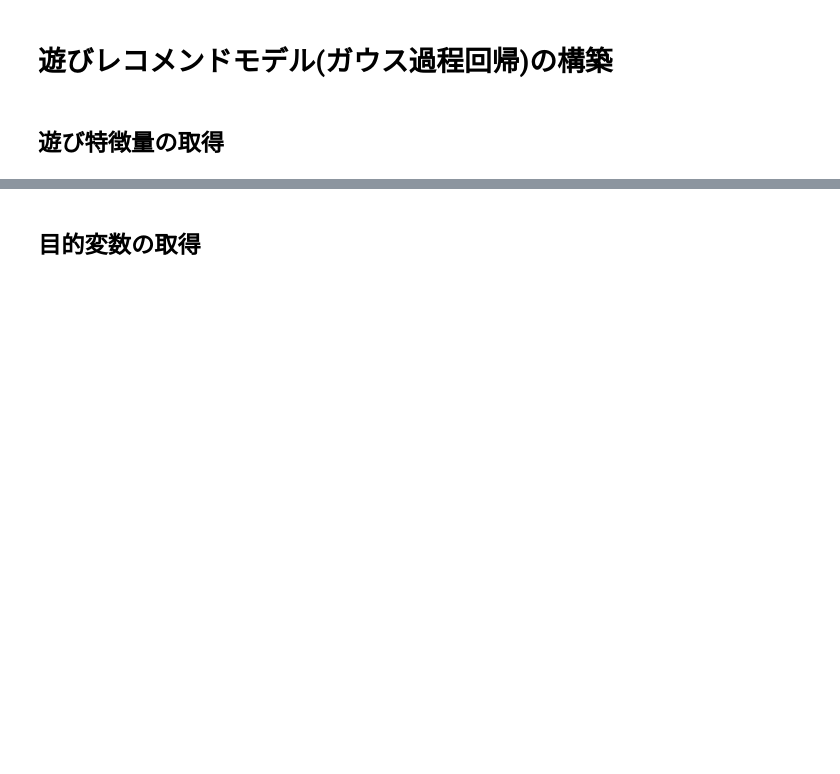
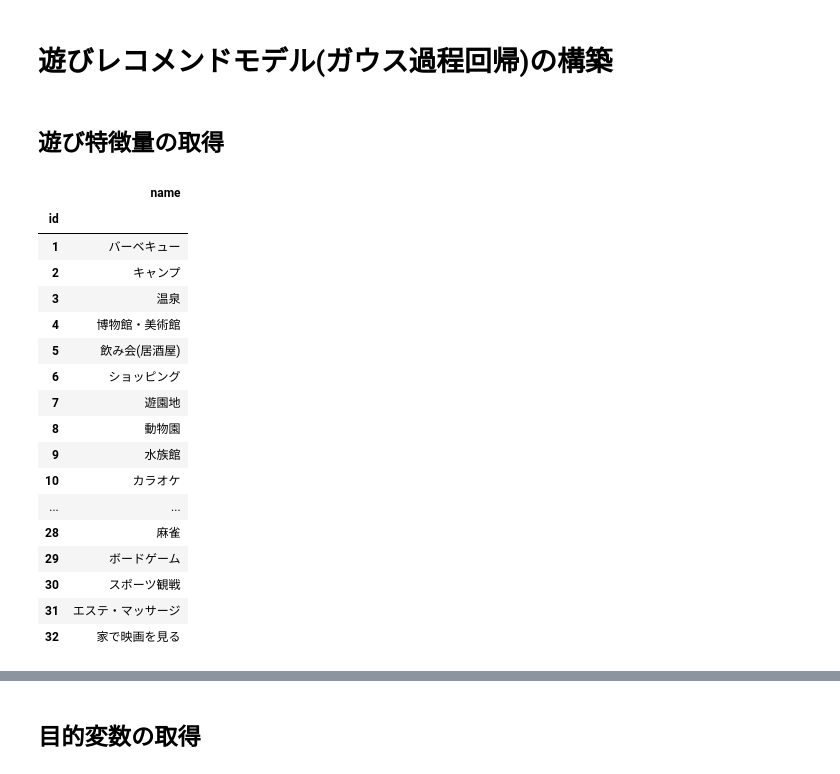
Before and after one commit to flock-geekten/recommendation-models, a Jupyter notebook: workspace/fun_reco.ipynb, the cells around one changed output, grey strips where cells are left out. Drawn from its saved outputs; the diff is of its cells as text; code cells hidden in the pictures; blank space fills up the shorter version.

```diff
--- a/workspace/fun_reco.ipynb
+++ b/workspace/fun_reco.ipynb
@@ -173 +176,22 @@ fun_features = pd.read_csv('/home/workspace/data/fun_features.csv', index_col=0)
+# %%
+fun_name
+# %% [output]
+|  | name |
+| id |  |
+| 1 | バーベキュー |
+| 2 | キャンプ |
+| 3 | 温泉 |
+| 4 | 博物館・美術館 |
+| 5 | 飲み会(居酒屋) |
+| 6 | ショッピング |
+| 7 | 遊園地 |
+| 8 | 動物園 |
+| 9 | 水族館 |
+| 10 | カラオケ |
+| ... | ... |
+| 28 | 麻雀 |
+| 29 | ボードゲーム |
+| 30 | スポーツ観戦 |
+| 31 | エステ・マッサージ |
+| 32 | 家で映画を見る |
 # %%
```
Also changed, not shown: parts of 7 cells of this notebook, 2 other files.
